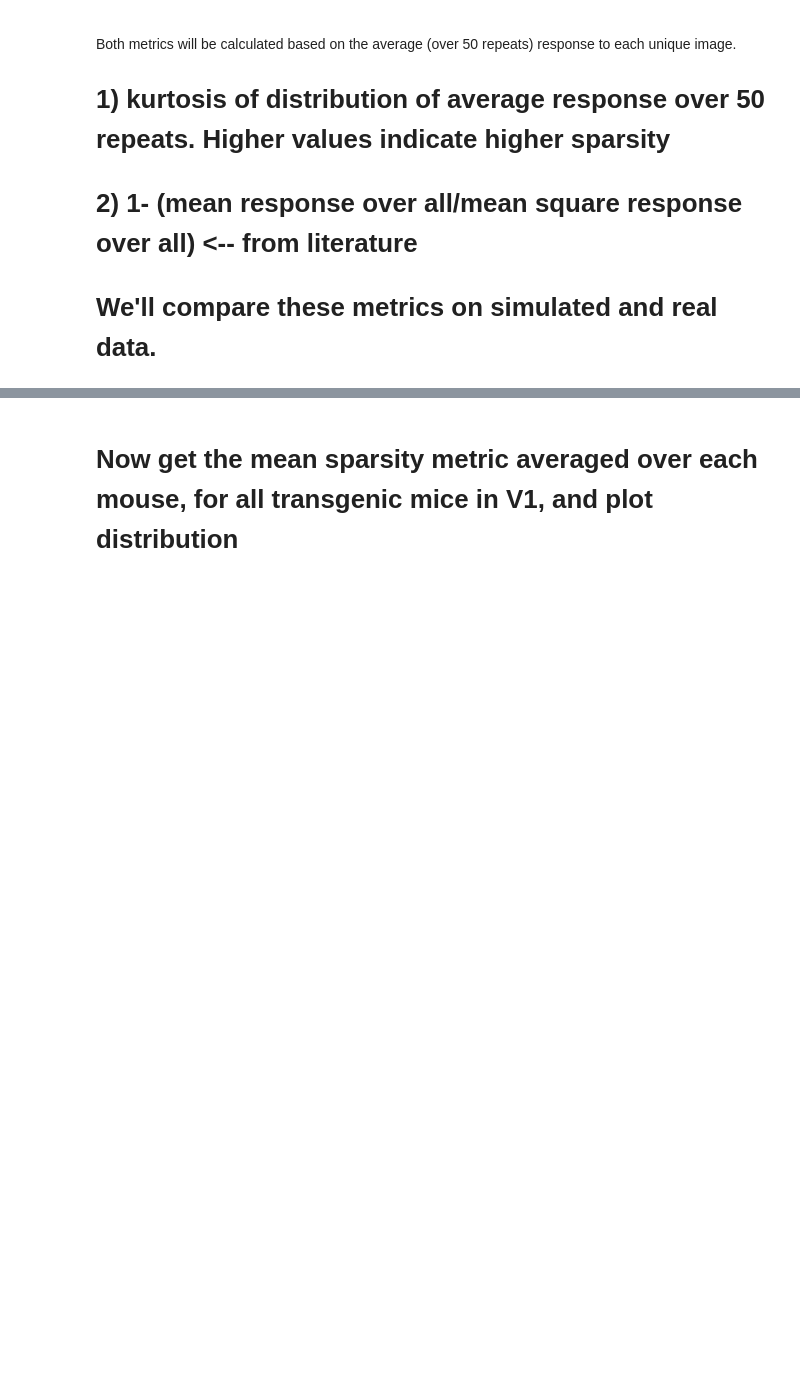
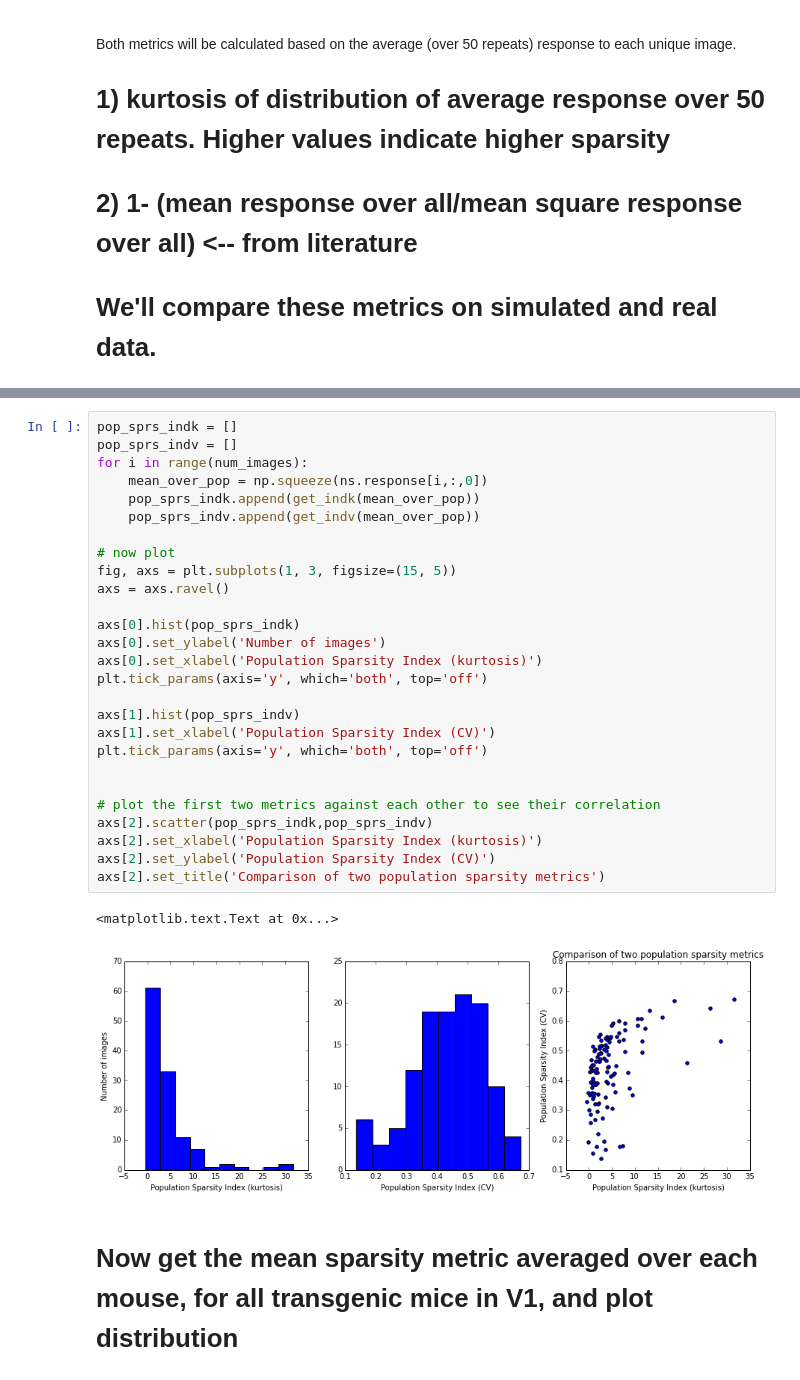
Before and after one commit to msarvestani/Sparsity, a Jupyter notebook: sparsity_test_natural_scenes.ipynb, the cells around one changed output, grey strips where cells are left out. Saved outputs shown, nothing was run; the diff lists cells and outputs as text; blank space fills up the shorter version.

```diff
--- a/sparsity_test_natural_scenes.ipynb
+++ b/sparsity_test_natural_scenes.ipynb
@@ -343,3 +302,33 @@ plt.title('Comparison of first two metrics')
+# %%
+pop_sprs_indk = []
+pop_sprs_indv = []
+for i in range(num_images):
+    mean_over_pop = np.squeeze(ns.response[i,:,0])
+    pop_sprs_indk.append(get_indk(mean_over_pop))
+    pop_sprs_indv.append(get_indv(mean_over_pop))
+
+# now plot
+fig, axs = plt.subplots(1, 3, figsize=(15, 5))
+axs = axs.ravel()
+
+axs[0].hist(pop_sprs_indk)
+axs[0].set_ylabel('Number of images')
+axs[0].set_xlabel('Population Sparsity Index (kurtosis)')
+plt.tick_params(axis='y', which='both', top='off')
+
+axs[1].hist(pop_sprs_indv)
+axs[1].set_xlabel('Population Sparsity Index (CV)')
+plt.tick_params(axis='y', which='both', top='off')
+
+
+# plot the first two metrics against each other to see their correlation
+axs[2].scatter(pop_sprs_indk,pop_sprs_indv)
+axs[2].set_xlabel('Population Sparsity Index (kurtosis)')
+axs[2].set_ylabel('Population Sparsity Index (CV)')
+axs[2].set_title('Comparison of two population sparsity metrics')
+# %% [output]
+<matplotlib.text.Text at 0x...>
+[figure, added]
 # %% [markdown]
 # Now get the mean sparsity metric averaged over each mouse, for all transgenic mice in V1, and plot distribution
 # %%
```
Also changed, not shown: parts of 12 cells of this notebook, 1 other file.
